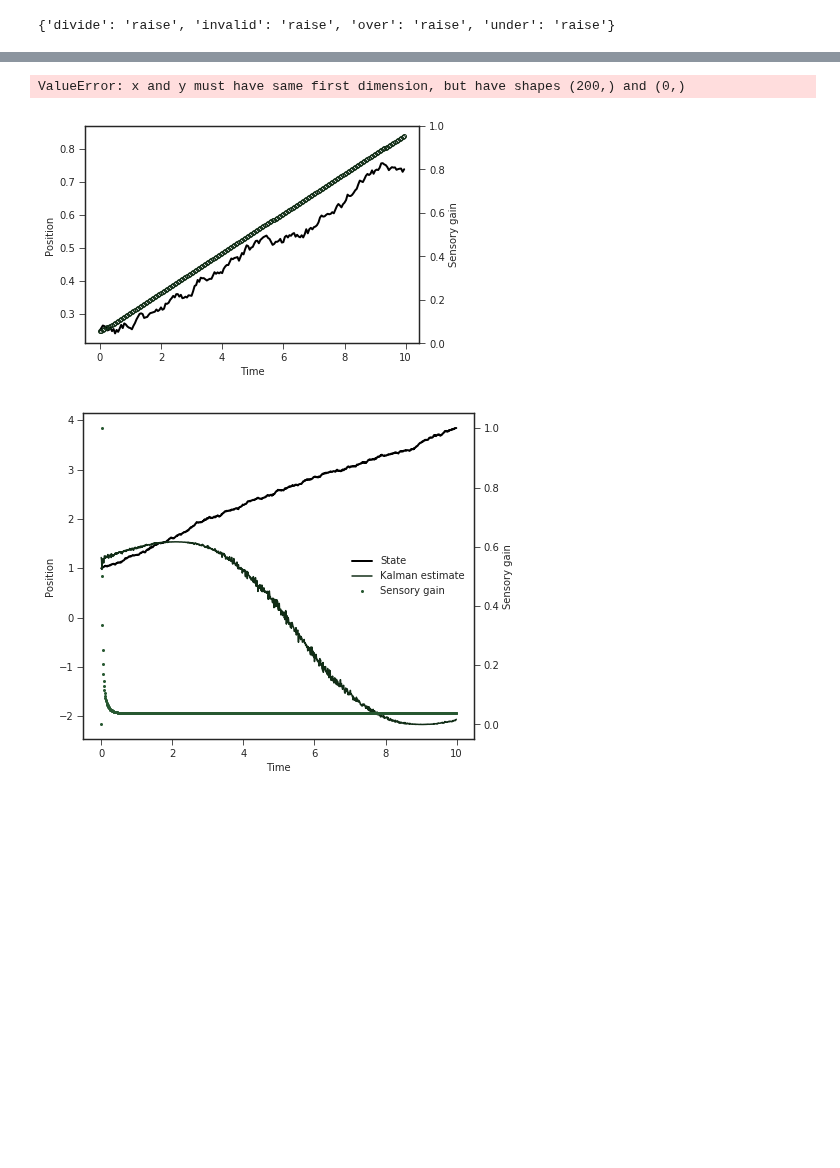
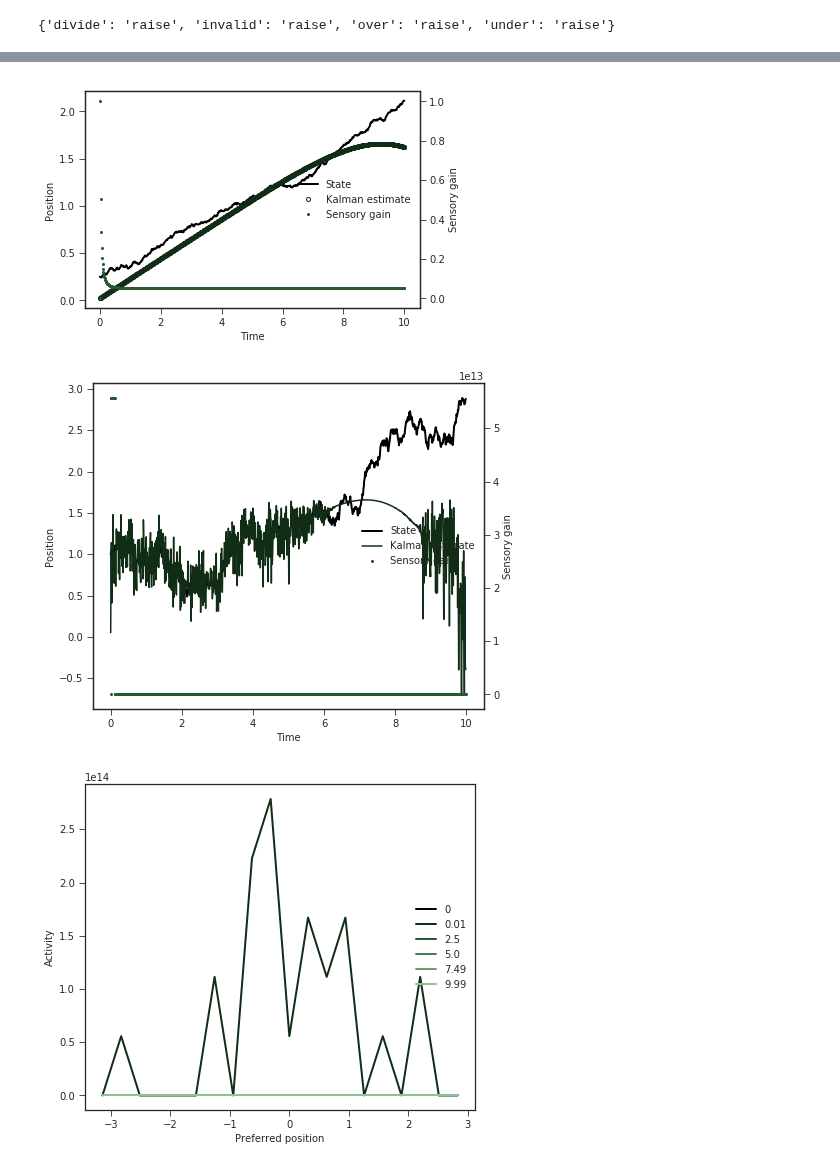
Before and after one commit to mlprt/neurkal, a Jupyter notebook: 1d_tracking.ipynb, the cells around one changed output, grey strips where cells are left out. Cells and saved outputs as stored; diff of their text form; code cells hidden in the pictures; blank space fills up the shorter version.

Commit message:
Sigma is supposed to be based on the "variance of the network estimates".

```diff
--- a/1d_tracking.ipynb
+++ b/1d_tracking.ipynb
@@ -34,7 +34,7 @@ ts = np.arange(0, t_f, dt)
 # dynamical parameters
 M = [[1]]  # internal model dynamics
 B = [[0.003]]   # constant "motor" dynamics
-Z = [[0.00005]]  # motor noise variance
+Z = [[0.001]]  # motor noise variance
 c = 1
 c_ = np.array([[c]])
 # %%
@@ -49,7 +49,7 @@ sensory_variance = 0.005
 states = []
 estimates = []
 gains = []
-ts_ = np.arange(0, t_f, 0.05)
+ts_ = np.arange(0, t_f, 0.1)
 for t in ts_:
     estimates.append(kalman.estimate[0, 0])
     gains.append(kalman.gain[0, 0])
@@ -91,6 +91,7 @@ kalman = neurkal.KalmanFilter(M=M, B=B, Z=Z)
 
 activities = []
 
+ts = np.arange(0, t_f, dt)
 sensory_input(state.x[0])
 for t in ts:
     activities.append(np.copy(kalman_network.activity))
@@ -111,9 +112,10 @@ fig, ax1 = plt.subplots(figsize=(7, 6))
 ax1.set_xlabel("Preferred position")
 ax1.set_ylabel("Activity")
 ps = []
-ps.append(ax1.plot(prefs, activities[0], '-', color=next(palette), lw=2, label=str(i))[0])
+ps.append(ax1.plot(prefs, activities[0], '-', color=next(palette), lw=2, label="0")[0])
 for i in np.linspace(1, int(t_f/dt) - 1, 5).tolist():
-    ps.append(ax1.plot(prefs, activities[int(i)], '-', color=next(palette), lw=2, label=str(i))[0])
+    ps.append(ax1.plot(prefs, activities[int(i)], '-', color=next(palette), lw=2,
+                       label=str(ts[int(i)]))[0])
 
 labels = [p.get_label() for p in ps]
 ax1.legend(ps, labels, loc=7)
@@ -132,19 +134,18 @@ sensory_input = neurkal.PopCode(p, act_func=input_act,
 # motor_input = popcode.PopCode(p, act_func=input_act, dist=lambda x: x)
 kalman_network = neurkal.KalmanBasisNetwork(sensory_inputs=[sensory_input],
                                             motor_inputs=[], M=M, B=-np.array(B))
-# conventional kalman filter to provide sigma
-kalman = neurkal.KalmanFilter(M=M, B=B, Z=Z)
 
 states = []
 estimates = []
 gains = []
 
+ts = np.linspace(0, t_f, 700)
 sensory_input(state.x[0])
 for t in ts:
     states.append(state.x[0])
-    # update conventional kalman filter to get sigma
-    kalman.step(c_, [[sensory_input.readout()]], Q=[[sensory_input.cr_bound]])
+    gains.append(kalman_network.lam[0])
     # update activity in basis network implementing Kalman filter
+    # TODO: "variance in network estimate = sigma"
     kalman_network.update(kalman.sigma)
     estimates.append(kalman_network.readout())
     # update real state (+ control noise)
@@ -167,8 +168,7 @@ labels = [p.get_label() for p in ps]
 ax1.legend(ps, labels, loc=7)
 plt.show()
 # %% [output]
-ValueError: x and y must have same first dimension, but have shapes (200,) and (0,)
-[figure, old version]
+[figure, new version]
 # %%
 ## Kalman network test: state estimates at each timestep
 # initial state
@@ -177,44 +177,63 @@ state = neurkal.StateDynamics(M, B, Z, x0=x0)
 
 # network initialization
 sensory_input = neurkal.PopCode(p, act_func=input_act,
                                 dist=np.random.poisson)
 # motor_input = popcode.PopCode(p, act_func=input_act, dist=lambda x: x)
 kalman_network = neurkal.KalmanBasisNetwork(sensory_inputs=[sensory_input],
-                                            motor_inputs=[], M=M, B=np.array(B))
-# conventional kalman filter to provide sigma
-kalman = neurkal.KalmanFilter(M=M, B=B, Z=Z)
+                                            motor_inputs=[], M=M, B=-np.array(B))
 
 states = []
+activities = []
 estimates = []
 gains = []
 
+ts = np.arange(0, t_f, dt)
+sensory_input(0.0)  # prior
+for i, t in enumerate(ts):
+    states.append(state.x[0])
+    activities.append(np.copy(kalman_network.activity))
+    network_estimate = kalman_network.readout()
+    estimates.append(network_estimate)
+    gains.append(kalman_network.lam[0])
+    # update activity in basis network implementing Kalman filter
+    sigma = np.var(estimates[-10:]) if i > 10 else 1e12
+    kalman_network.update([[sigma]])
 
-for t in ts:
-    sensory_input(state.x[0])
-    states.append(state.x[0])
-    gains.append(kalman_network.lam[0])
-    # update conventional kalman filter to get sigma
-    kalman.step(c_, [[sensory_input.readout()]], Q=[[sensory_input.cr_bound]])
-    # update activity in basis network implementing Kalman filter
-    kalman_network.update(kalman.sigma)
-    estimates.append(kalman_network.readout())
     # update real state (+ control noise)
     state.update(c_)
+    sensory_input(state.x[0])
 
 
 palette = set_palette()
 fig, ax1 = plt.subplots(figsize=(7, 6))
 ax1.set_xlabel("Time")
 ax1.set_ylabel("Position")
 p1, = ax1.plot(ts, states, '-', color=next(palette), label="State", lw=2)
 p2, = ax1.plot(ts, estimates, '-', color=next(palette), label="Kalman estimate", markerfacecolor='none', ms=8)
 ax2 = ax1.twinx()
 ax2.set_ylabel("Sensory gain")
-p3, = ax2.plot(ts, gains, '.', color=next(palette), label="Sensory gain", ms=4)
+p3, = ax2.plot(ts[11:], gains[11:], '.', color=next(palette), label="Sensory gain", ms=4)
 
 ps = [p1, p2, p3]
 labels = [p.get_label() for p in ps]
 ax1.legend(ps, labels, loc=7)
 plt.show()
+
+prefs = kalman_network.prefs
+
+palette = set_palette()
+fig, ax1 = plt.subplots(figsize=(7, 6))
+ax1.set_xlabel("Preferred position")
+ax1.set_ylabel("Activity")
+ps = []
+ps.append(ax1.plot(prefs, activities[0], '-', color=next(palette), lw=2, label="0")[0])
+for i in np.linspace(1, int(t_f/dt) - 1, 5).tolist():
+    ps.append(ax1.plot(prefs, activities[int(i)], '-', color=next(palette), lw=2,
+                       label=str(ts[int(i)]))[0])
+
+labels = [p.get_label() for p in ps]
+ax1.legend(ps, labels, loc=7)
+plt.show()
 # %% [output]
-[figure, old version]
+[figure, new version]
+[figure, added]
```
Also changed, not shown: parts of 3 cells of this notebook, 1 other file.
